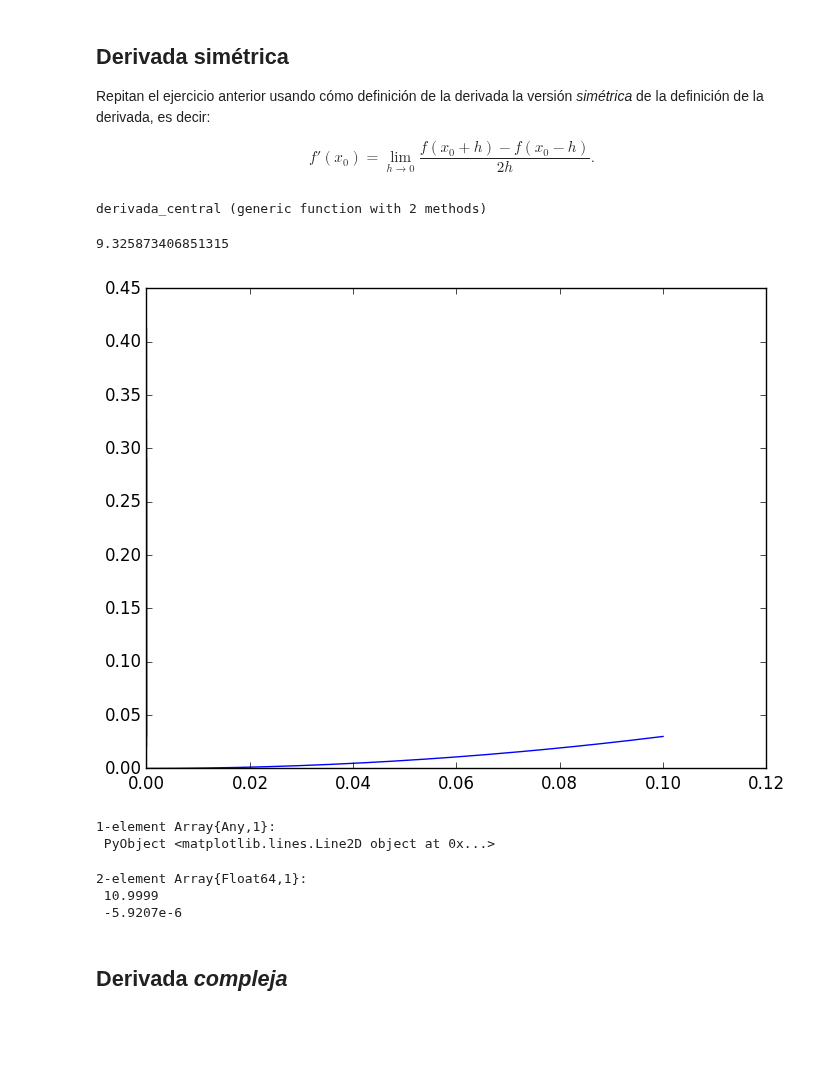
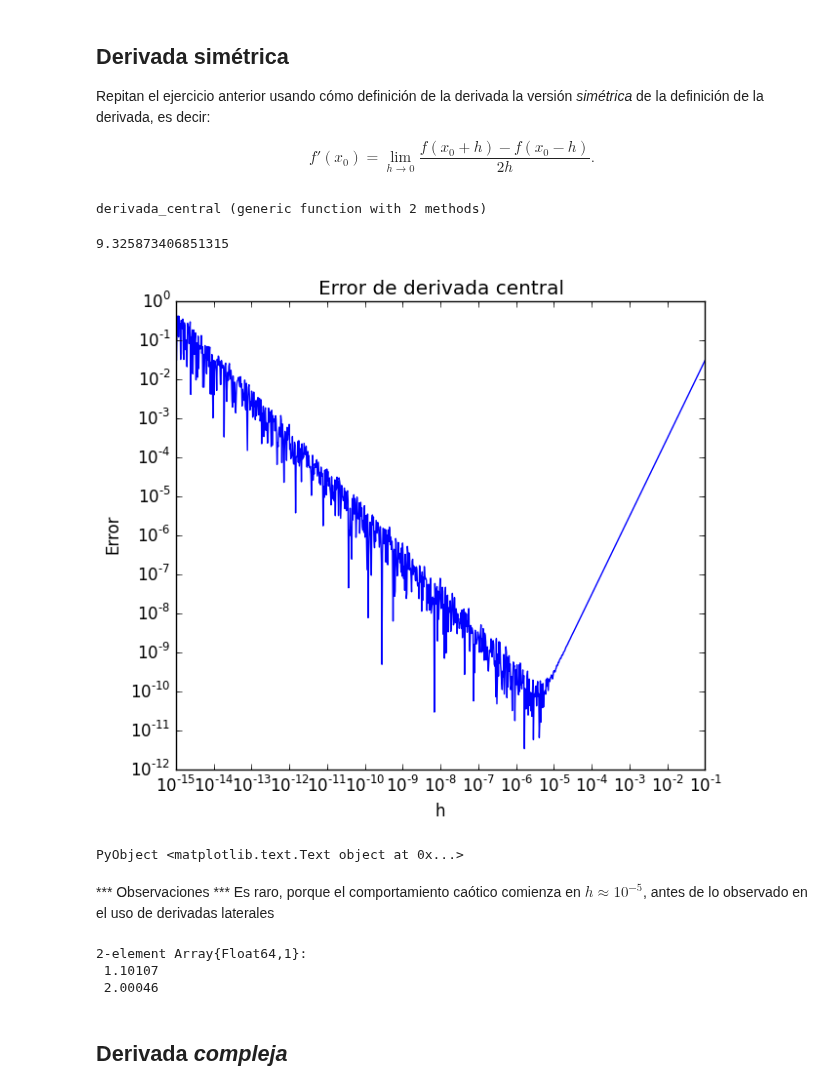
Before and after one commit to lbenet/2016-2_TSFisicaComputacional, a Jupyter notebook: tareas/danmarurr/06_Derivacion_numerica.ipynb, the cells around one changed output. Drawn from its saved outputs; the diff is of its cells as text; code cells hidden in the pictures; blank space fills up the shorter version.

```diff
--- a/tareas/danmarurr/06_Derivacion_numerica.ipynb
+++ b/tareas/danmarurr/06_Derivacion_numerica.ipynb
@@ -60,0 +47,3 @@ plot(intervalo_h, err_deriv)
+# %%
+#Arreglo para realizar regresiones lineales
+intervalo_h2 = logspace(-8,-1,1000);
@@ -60,0 +98,5 @@ plot(intervalo_h, err_deriv)
+# %%
+#Calculando parámetros para la derivada lateral
+y = log(err_deriv)
+x = log(intervalo_h2)
+linreg(x, y)
@@ -66,30 +112,47 @@ Repitan el ejercicio anterior usando cómo definición de la derivada la versió
 \begin{equation}
 f'(x_0) = \lim_{h\to 0} \frac{f(x_0+h)-f(x_0-h)}{2h}.
 \end{equation}
-# %%
-function derivada_central(f, h::Float64, x_0 = 0.0)
-    (f(x_0 + h) - f(x_0 - h)) / (2h)
-end
-# %% [output]
-derivada_central (generic function with 2 methods)
+# %%
+"""
+`derivada_central(f, h, x_0)` devuelve el valor aproximado de `f'(x_0)` empleando el
+método de aproximación central (aproximando el límite con un pequeño cambio de variable).
+
+f debe ser una función, h y x_0 números reales. El valor por defecto para x_0 es 0.
+"""
+function derivada_central(f::Function, h::Real, x_0 = 0.0)
+    (f(x_0 + h) - f(x_0 - h)) / (2h)
+end
+# %% [output]
+derivada_central (generic function with 2 methods)
 # %%
 derivada_central(f,1e-15,1)
 # %% [output]
 9.325873406851315
 # %%
 err_deriv2 = Float64[abs(derivada_central(f,x,1)-9) for x in intervalo_h];
-# %%
-plot(intervalo_h, err_deriv2, label = "Derivada central")
-# %% [output]
-[figure, removed]
-1-element Array{Any,1}:
- PyObject <matplotlib.lines.Line2D object at 0x...>
-# %%
-linreg(log(intervalo_h), err_deriv2)
-# %% [output]
-2-element Array{Float64,1}:
- 10.9999
- -5.9207e-6
+# %%
+#Graficación del error absoluto usando derivadas centrales, se hace uso de escala loglog
+figure(figsize = (7,6))
+loglog(intervalo_h, err_deriv2)
+xlabel("h")
+ylabel("Error")
+title("Error de derivada central")
+# %% [output]
+[figure, added]
+PyObject <matplotlib.text.Text object at 0x...>
+# %% [markdown]
+*** Observaciones *** Es raro, porque el comportamiento caótico comienza en $h\approx 10^{-5}$, antes de lo observado en el uso de derivadas laterales
+# %%
+#Calculando parámetros para la derivada lateral
+intervalo_h3 = logspace(-5,-1,1000)
+y_3 = Float64[abs(derivada_central(f,x,1)-9) for x in intervalo_h3]
+y = log(y_3)
+x = log(intervalo_h3)
+linreg(x, y)
+# %% [output]
+2-element Array{Float64,1}:
+ 1.10107
+ 2.00046
 # %% [markdown]
 ## Derivada *compleja*
 # %% [markdown]
```
Also changed, not shown: parts of 22 cells of this notebook.
